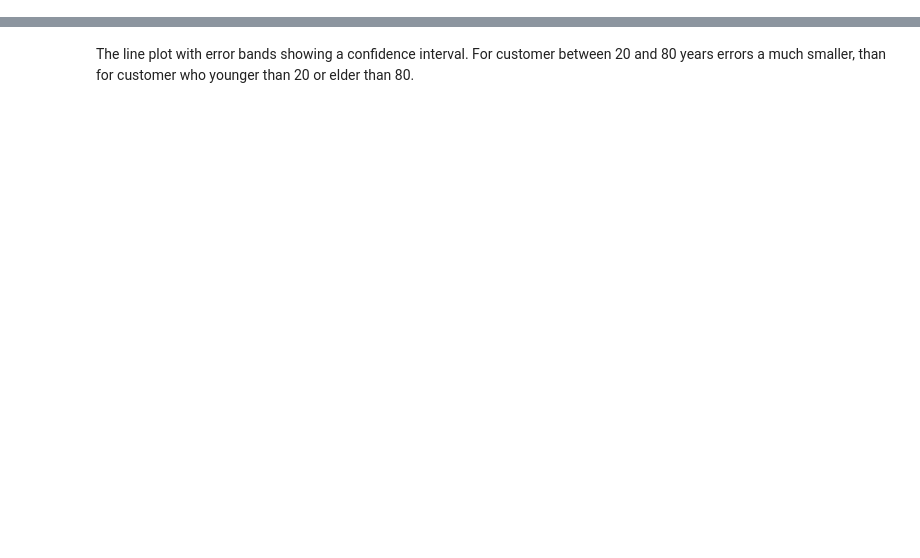
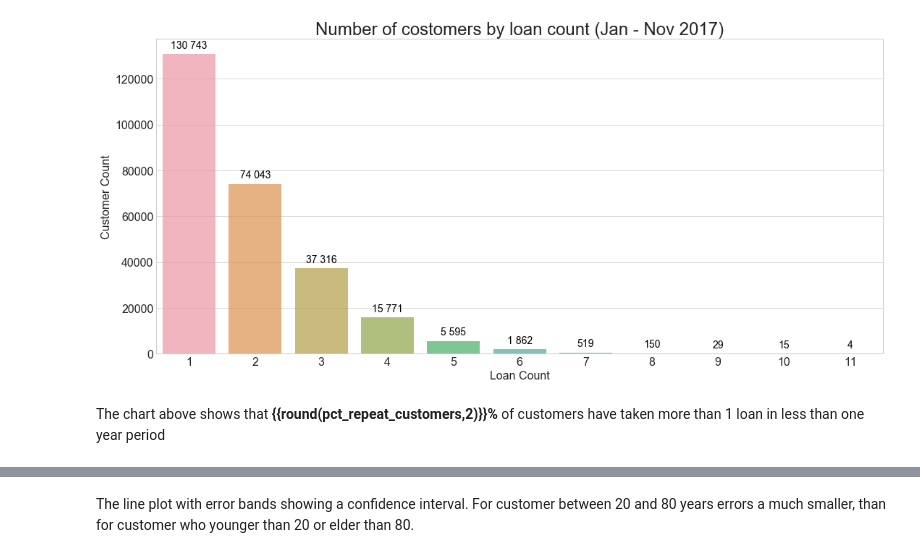
Before and after one commit to SvetlanaCipiseva/CreditScoring, a Jupyter notebook: credit_scoring.ipynb, the cells around one changed output, grey strips where cells are left out. Cells and saved outputs as stored; diff of their text form; code cells hidden in the pictures; blank space fills up the shorter version.

```diff
--- a/credit_scoring.ipynb
+++ b/credit_scoring.ipynb
@@ -125,0 +127,11 @@ lineplot(df,
+# %%
+tmp = df.groupby('Customer_WID')["Customer_WID"].count().reset_index(name="LoanCount").\
+groupby("LoanCount").count().reset_index().rename(columns={"Customer_WID": "CustomerCount"})
+pct_repeat_customers=(tmp[tmp.LoanCount>1].CustomerCount.sum()/tmp.CustomerCount.sum())*100
+title='Number of costomers by loan count (%s - %s %s)' %(DateContainer.min_month_abbr,
+        DateContainer.max_month_abbr, DateContainer.year)
+barplot(tmp, 'LoanCount', 'CustomerCount', title, 'Loan Count', 'Customer Count')
+# %% [output]
+[figure, added]
+# %% [markdown]
+The chart above shows that **{{round(pct_repeat_customers,2)}}%** of customers have taken more than 1 loan in less than one year period
```
Also changed, not shown: parts of 73 cells of this notebook, 4 other files.
